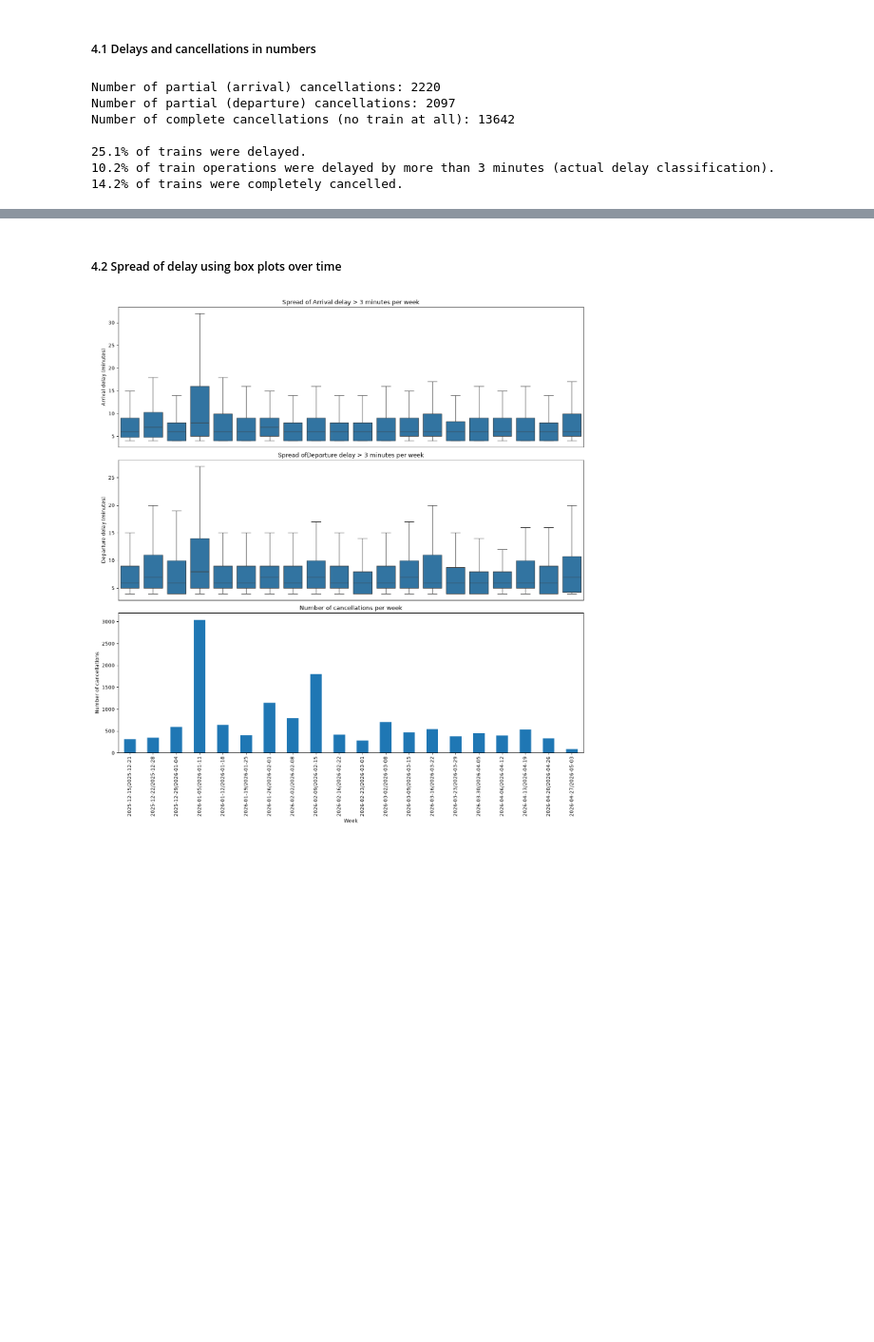
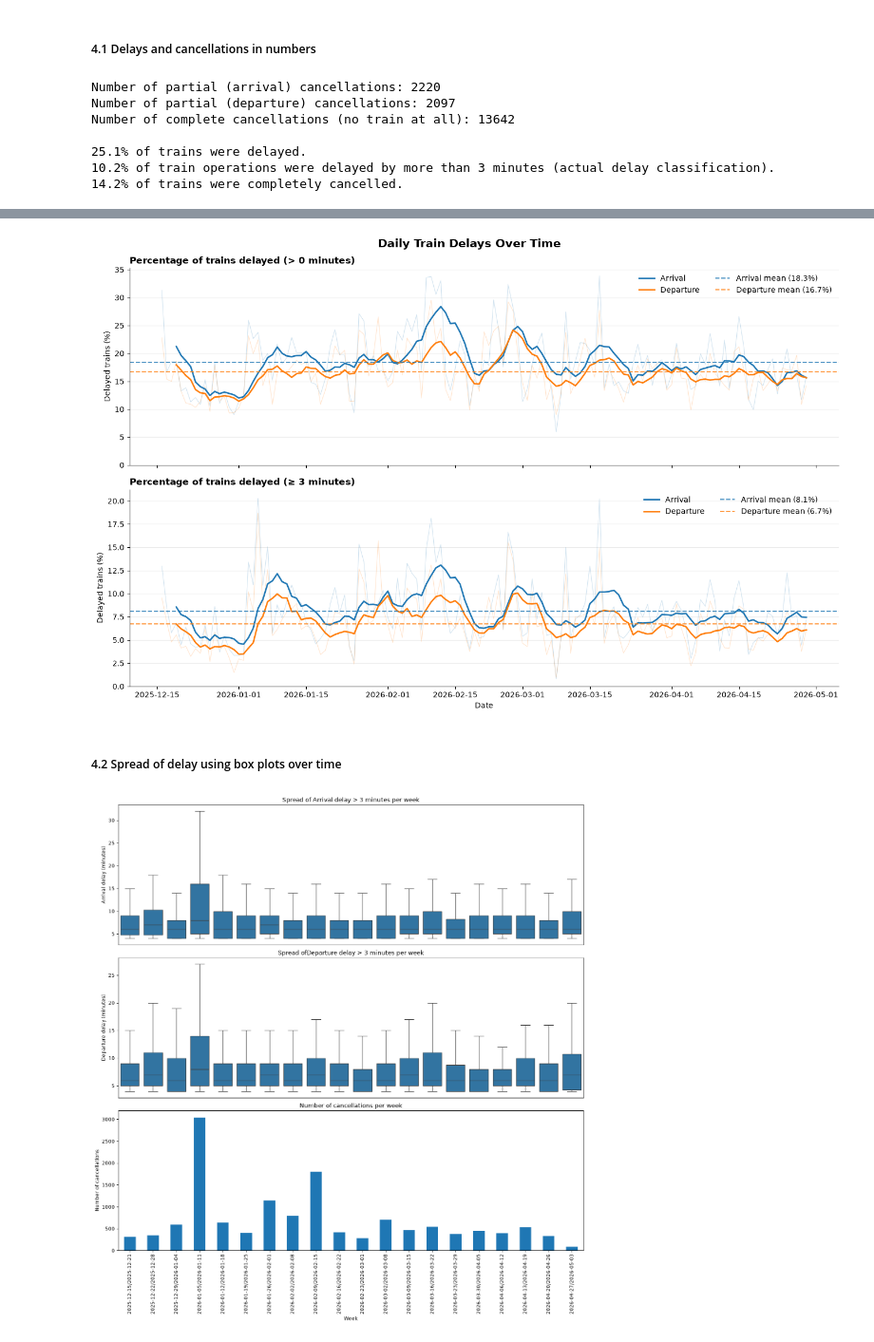
Before and after one commit to nicklj100/group20_til6022_project, a Jupyter notebook: background/period_selection.ipynb, the cells around one changed output, grey strips where cells are left out. Shown at 95% size. Cells and saved outputs as stored; diff of their text form; code cells hidden in the pictures; blank space fills up the shorter version.

```diff
--- a/background/period_selection.ipynb
+++ b/background/period_selection.ipynb
@@ -12,7 +12,7 @@ from matplotlib.colors import BoundaryNorm
 # %% [markdown]
 ## 2. Import data
 # %%
-train = pd.read_csv('traindata_total.csv')
+train = pd.read_csv('../data/traindata_total.csv')
 train = train.drop(columns = ['index', 'Service:RDT-ID'])
 train = train[(train['Service:Date'] > '2025-12-15') & (train['Service:Date'] < '2026-04-30')]
 
@@ -295,3 +191,72 @@ plt.show()
+# %%
+daily = train.groupby(train['Date'].dt.normalize()).agg(
+    arrival_delayed=('arrival_delayed', 'mean'),
+    departure_delayed=('departure_delayed', 'mean'),
+    arrival_delayed_3=('arrival_delayed_3', 'mean'),
+    departure_delayed_3=('departure_delayed_3', 'mean')
+) * 100
+
+# Smooth daily variation using a 7-day rolling average
+rolling = daily.rolling(window=7, min_periods=4).mean()
+
+fig, axes = plt.subplots(2, 1, figsize=(14, 9), sharex=True)
+
+plots = [
+    ('arrival_delayed', 'departure_delayed',
+     'Percentage of trains delayed (> 0 minutes)'),
+    ('arrival_delayed_3', 'departure_delayed_3',
+     'Percentage of trains delayed (≥ 3 minutes)')
+]
+
+for ax, (arrival, departure, title) in zip(axes, plots):
+    # Daily observations
+    ax.plot(
+        daily.index, daily[arrival],
+        color='C0', alpha=0.2, linewidth=0.8
+    )
+    ax.plot(
+        daily.index, daily[departure],
+        color='C1', alpha=0.2, linewidth=0.8
+    )
+
+    # Seven-day rolling averages
+    ax.plot(
+        rolling.index, rolling[arrival],
+        color='C0', linewidth=2, label='Arrival'
+    )
+    ax.plot(
+        rolling.index, rolling[departure],
+        color='C1', linewidth=2, label='Departure'
+    )
+
+    # Overall average
+    ax.axhline(
+        daily[arrival].mean(),
+        color='C0', linestyle='--', alpha=0.8,
+        label=f'Arrival mean ({daily[arrival].mean():.1f}%)'
+    )
+    ax.axhline(
+        daily[departure].mean(),
+        color='C1', linestyle='--', alpha=0.8,
+        label=f'Departure mean ({daily[departure].mean():.1f}%)'
+    )
+
+    ax.set_title(title, loc='left', fontsize=12, fontweight='bold')
+    ax.set_ylabel('Delayed trains (%)')
+    ax.set_ylim(bottom=0)
+    ax.grid(axis='y', alpha=0.25)
+    ax.spines[['top', 'right']].set_visible(False)
+    ax.legend(ncol=2, frameon=False, loc='upper right')
+
+axes[-1].set_xlabel('Date')
+fig.suptitle(
+    'Daily Train Delays Over Time',
+    fontsize=15, fontweight='bold'
+)
+fig.tight_layout()
+plt.show()
+# %% [output]
+[figure, added]
 # %% [markdown]
 ##### 4.2 Spread of delay using box plots over time
 # %%
```
Also changed, not shown: parts of 5 cells of this notebook, 2 other files.
